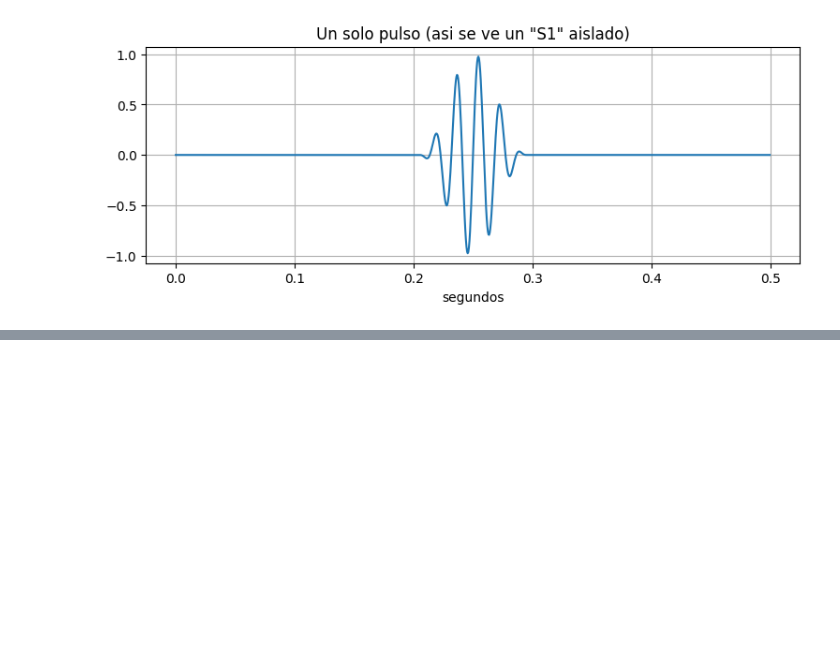
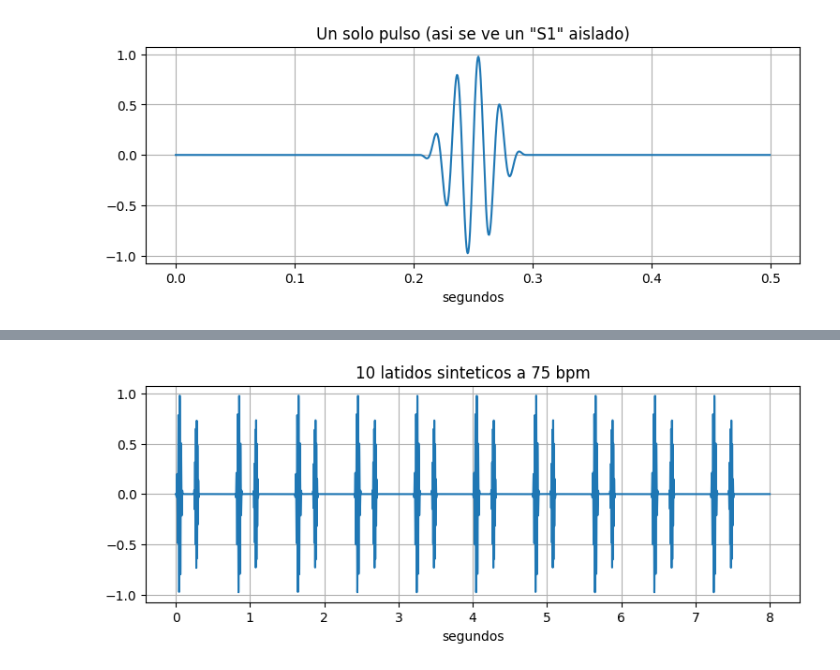
Before and after one commit to fortunatoramirez/clasificador-ac, a Jupyter notebook: notebooks/entorno.ipynb, the cells around one changed output, grey strips where cells are left out. Cells and saved outputs as stored; diff of their text form; code cells hidden in the pictures; blank space fills up the shorter version.

```diff
--- a/notebooks/entorno.ipynb
+++ b/notebooks/entorno.ipynb
@@ -46,0 +62,21 @@ plt.show()
+# %%
+bpm = 75                       # latidos por minuto
+cycle_len = 60.0 / bpm         # segundos que dura CADA latido
+duracion = 8.0                 # segundos totales de la grabacion
+t = np.arange(0, duracion, 1/FS)   # reloj nuevo, mas largo que el de antes
+
+señal = np.zeros_like(t)
+n_ciclos = int(duracion / cycle_len)
+
+for i in range(n_ciclos):
+    inicio_ciclo = i * cycle_len
+    s1 = hann_pulse(t, center=inicio_ciclo + 0.05, dur=0.09, freq=55, amp=1.0)
+    s2 = hann_pulse(t, center=inicio_ciclo + 0.35*cycle_len, dur=0.07, freq=90, amp=0.75)
+    señal += s1 + s2
+
+plt.plot(t, señal)
+plt.title(f'{n_ciclos} latidos sinteticos a {bpm} bpm')
+plt.xlabel('segundos')
+plt.show()
+# %% [output]
+[figure, added]
```
Also changed, not shown: parts of 2 cells of this notebook, 1 other file.
